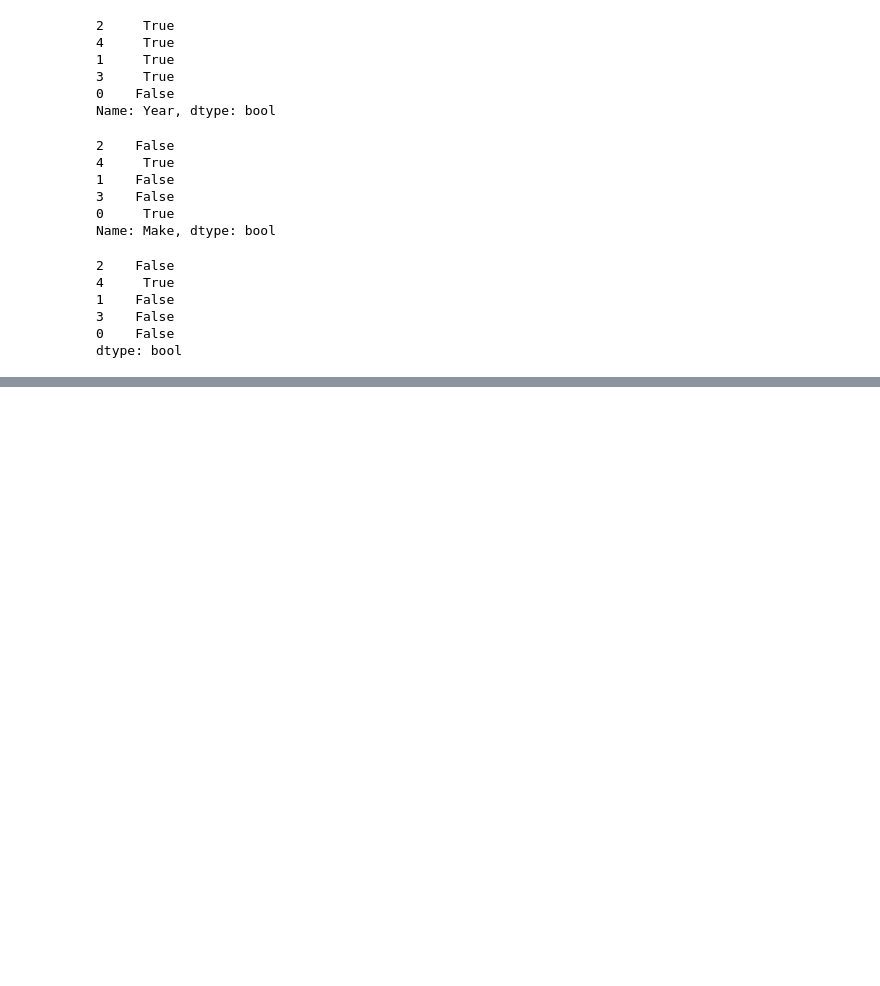
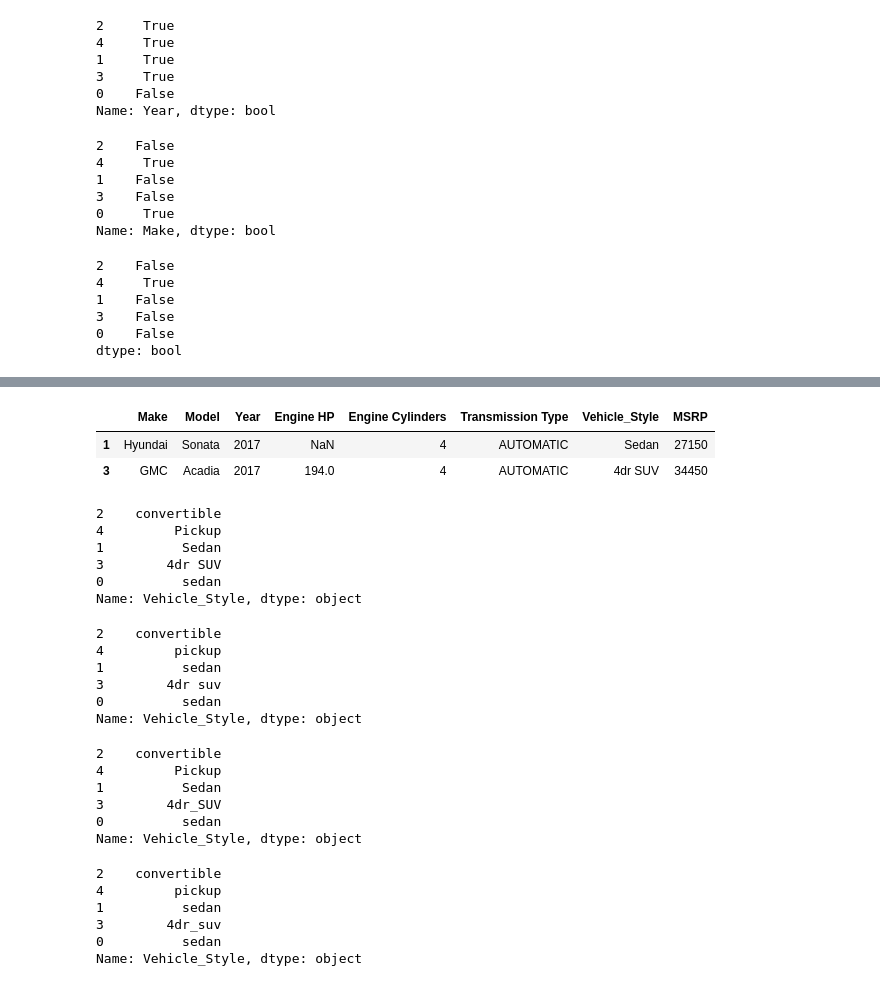
Before and after one commit to rodmargon/machine-learning-zoocamp-homework, a Jupyter notebook: 01-Intro/pandas.ipynb, the cells around one changed output, grey strips where cells are left out. Cells and saved outputs as stored; diff of their text form; code cells hidden in the pictures; blank space fills up the shorter version.

```diff
--- a/01-Intro/pandas.ipynb
+++ b/01-Intro/pandas.ipynb
@@ -383,0 +390,42 @@ dtype: bool
+# %%
+df[(df['Year'] > 2010) & (df['Transmission Type'] == 'AUTOMATIC')]
+# %% [output]
+|  | Make | Model | Year | Engine HP | Engine Cylinders | Transmission Type | Vehicle_Style | MSRP |
+| 1 | Hyundai | Sonata | 2017 | NaN | 4 | AUTOMATIC | Sedan | 27150 |
+| 3 | GMC | Acadia | 2017 | 194.0 | 4 | AUTOMATIC | 4dr SUV | 34450 |
+# %%
+df['Vehicle_Style']
+# %% [output]
+2    convertible
+4         Pickup
+1          Sedan
+3        4dr SUV
+0          sedan
+Name: Vehicle_Style, dtype: object
+# %%
+df['Vehicle_Style'].str.lower()
+# %% [output]
+2    convertible
+4         pickup
+1          sedan
+3        4dr suv
+0          sedan
+Name: Vehicle_Style, dtype: object
+# %%
+df['Vehicle_Style'].str.replace(' ', '_')
+# %% [output]
+2    convertible
+4         Pickup
+1          Sedan
+3        4dr_SUV
+0          sedan
+Name: Vehicle_Style, dtype: object
+# %%
+df['Vehicle_Style'].str.lower().str.replace(' ', '_')
+# %% [output]
+2    convertible
+4         pickup
+1          sedan
+3        4dr_suv
+0          sedan
+Name: Vehicle_Style, dtype: object
```
Also changed, not shown: parts of 13 cells of this notebook.
